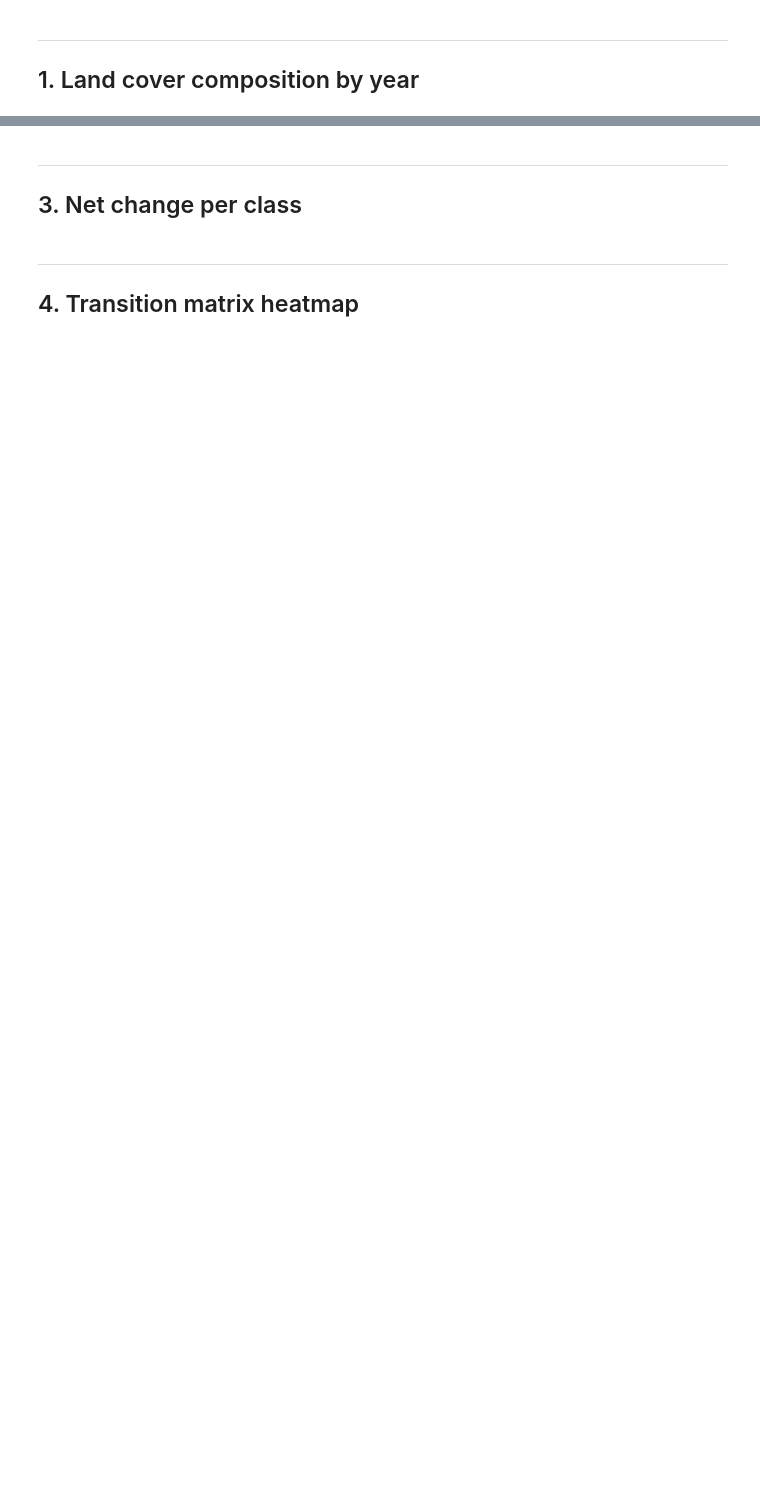
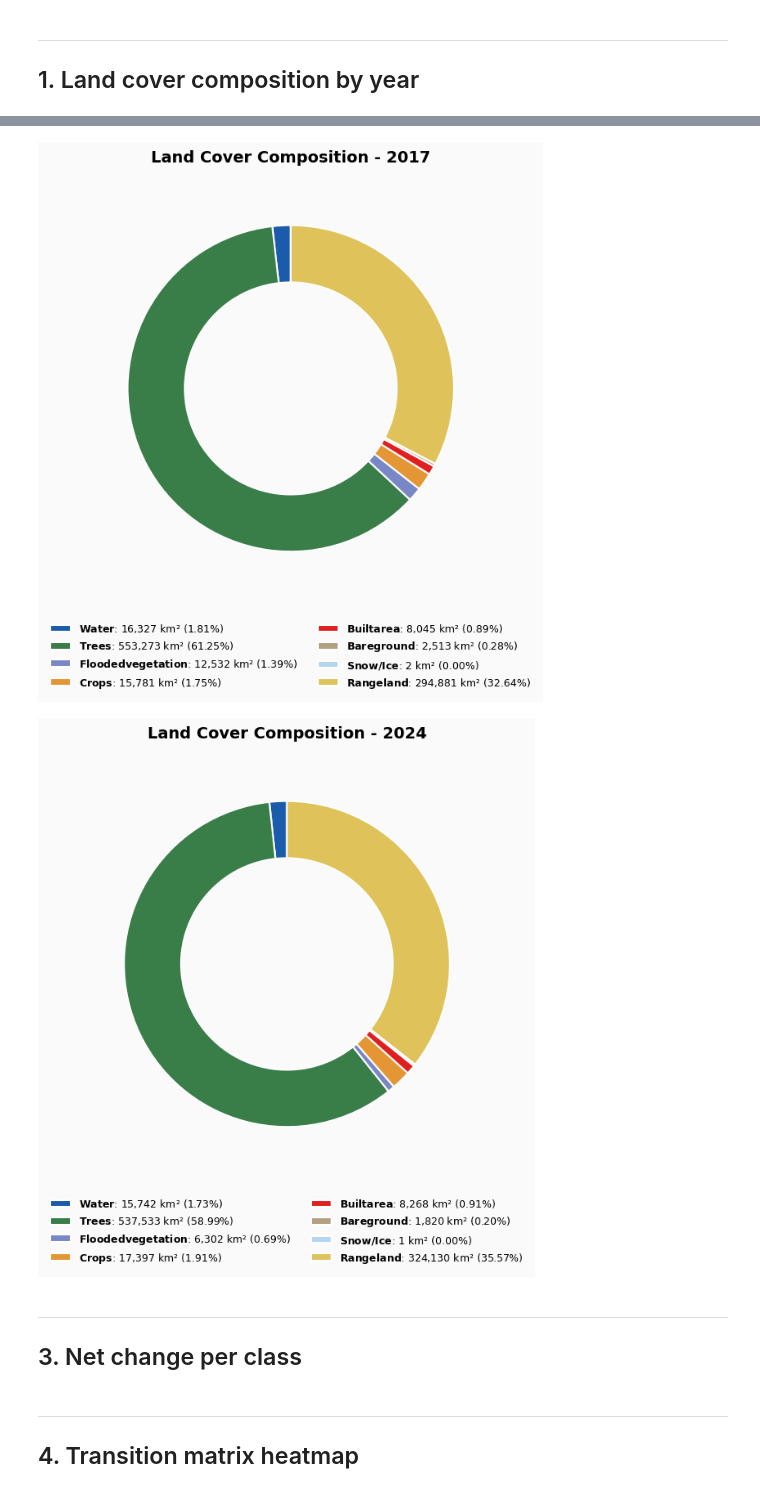
Before and after one commit to leomed512/venezuela_LUC_2017_2024, a Jupyter notebook: notebooks/cover_analysis.ipynb, the cells around one changed output, grey strips where cells are left out. Saved outputs shown, nothing was run; the diff lists cells and outputs as text; code cells hidden in the pictures; blank space fills up the shorter version.

```diff
--- a/notebooks/cover_analysis.ipynb
+++ b/notebooks/cover_analysis.ipynb
@@ -118,20 +120,0 @@ fig.show()
-# %%
-# Static donut — side by side
-fig, axes = plt.subplots(1, 2, figsize=(14, 6))
-
-for ax, df, year in [(axes[0], c17, "2017"), (axes[1], c24, "2024")]:
-    colors = [CLASS_COLORS.get(name, "#999999") for name in df["class_name"]]
-    wedges, texts, autotexts = ax.pie(
-        df["area_km2"], labels=df["class_name"], colors=colors,
-        autopct=lambda p: f"{p:.1f}%" if p > 3 else "",
-        pctdistance=0.8, startangle=90,
-        wedgeprops={"width": 0.45, "edgecolor": "white", "linewidth": 1.5},
-    )
-    for t in autotexts:
-        t.set_fontsize(9)
-    ax.set_title(year, fontsize=14, fontweight="bold")
-
-fig.suptitle("Land Cover Composition", fontsize=15, y=1.02)
-fig.tight_layout()
-fig.savefig(FIGURES / "donut_cover.png", dpi=200, bbox_inches="tight")
-plt.show()
@@ -158,3 +121,44 @@ fig24.show()
+# %%
+datasets = [(c17, "2017"), (c24, "2024")]
+
+for df, year in datasets:
+    fig, ax = plt.subplots(figsize=(10, 7))
+
+    total_area = df["area_km2"].sum()
+    labels_with_pct = [
+        f"$\\bf{{{name.replace('/', ' / ')}}}$: {val:,.0f} km² ({(val/total_area)*100:.2f}%)"
+        for name, val in zip(df["class_name"], df["area_km2"])
+    ]
+
+    colors = [CLASS_COLORS.get(name, "#999999") for name in df["class_name"]]
+
+    wedges, _ = ax.pie(
+        df["area_km2"],
+        colors=colors,
+        startangle=90,
+        wedgeprops={"width": 0.35, "edgecolor": "white", "linewidth": 1.5}
+    )
+
+    ax.set_title(f"Land Cover Composition - {year}", fontsize=14, fontweight="bold", pad=20)
+
+    ax.legend(
+        wedges,
+        labels_with_pct,
+        loc="upper center",
+        bbox_to_anchor=(0.5, -0.05),
+        ncol=2,
+        fontsize=9,
+        frameon=False
+    )
+
+    plt.tight_layout()
+
+    save_path = FIGURES / f"donut_final_{year}.png"
+    plt.savefig(save_path, dpi=200, bbox_inches="tight")
+    plt.show()
+# %% [output]
+[figure, added]
+[figure, added]
 # %% [markdown]
 ---
 ## 3. Net change per class
```
Also changed, not shown: parts of 21 cells of this notebook, 9 other files.
